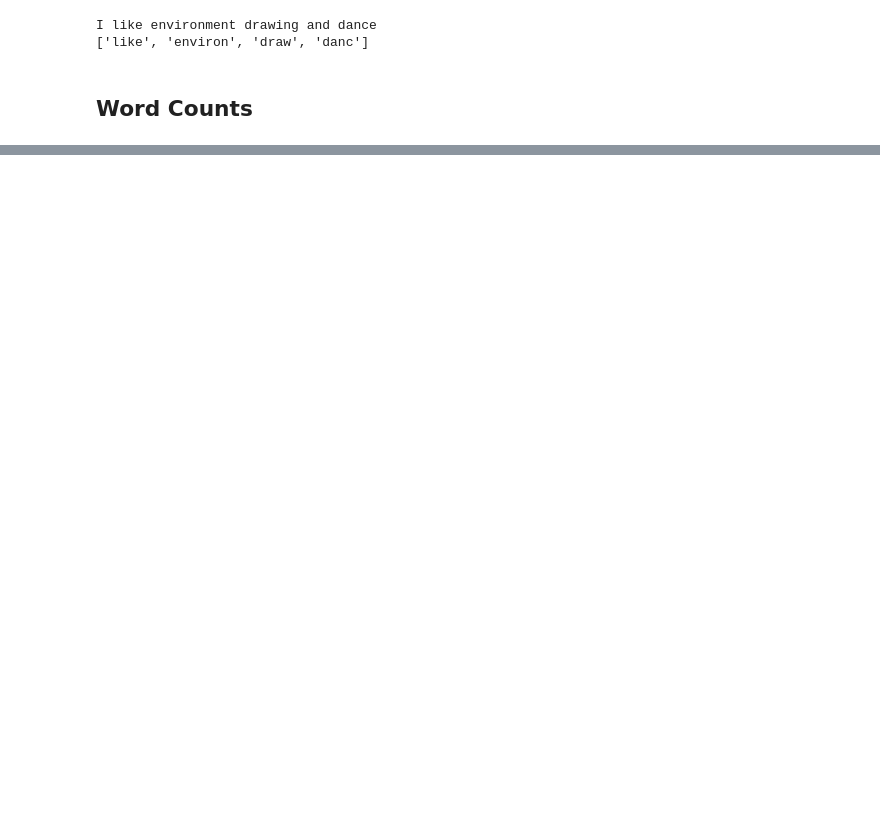
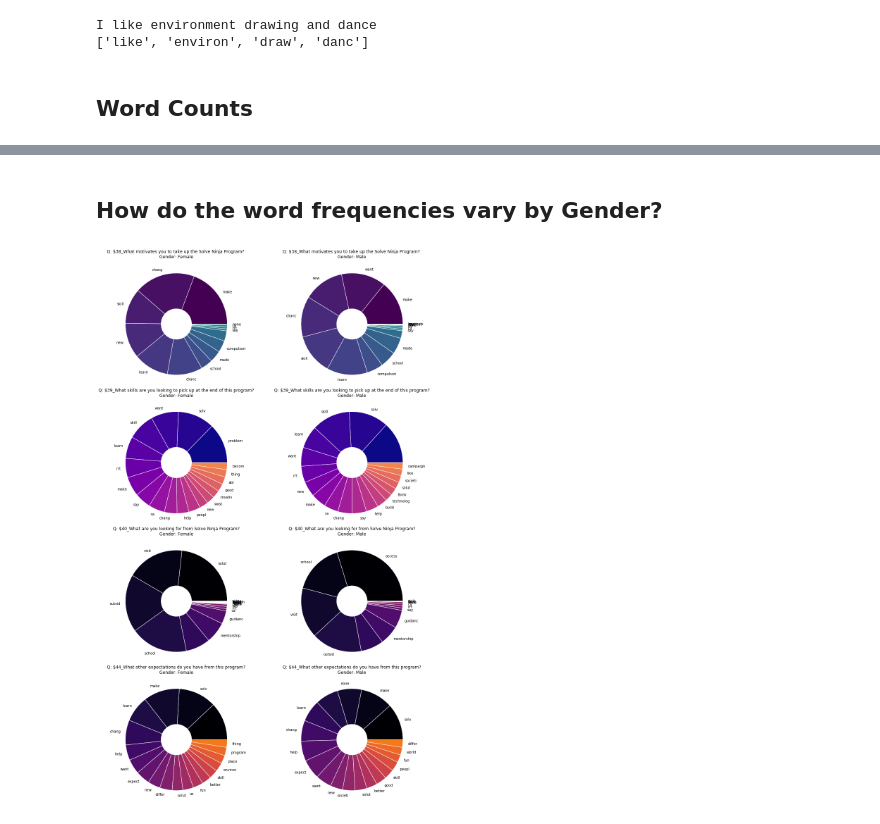
Before and after one commit to RBDataTeam/Expectations, a Jupyter notebook: analysis.ipynb, the cells around one changed output, grey strips where cells are left out. Saved outputs shown, nothing was run; the diff lists cells and outputs as text; code cells hidden in the pictures; blank space fills up the shorter version.

```diff
--- a/analysis.ipynb
+++ b/analysis.ipynb
@@ -291,0 +319,6 @@ Name: 10_One Interesting thing about yourself, Length: 1131, dtype: object
+# %% [markdown]
+## How do the word frequencies vary by Gender?
+# %%
+demographic_comparison('Gender')
+# %% [output]
+[figure, added]
```
Also changed, not shown: parts of 34 cells of this notebook.
